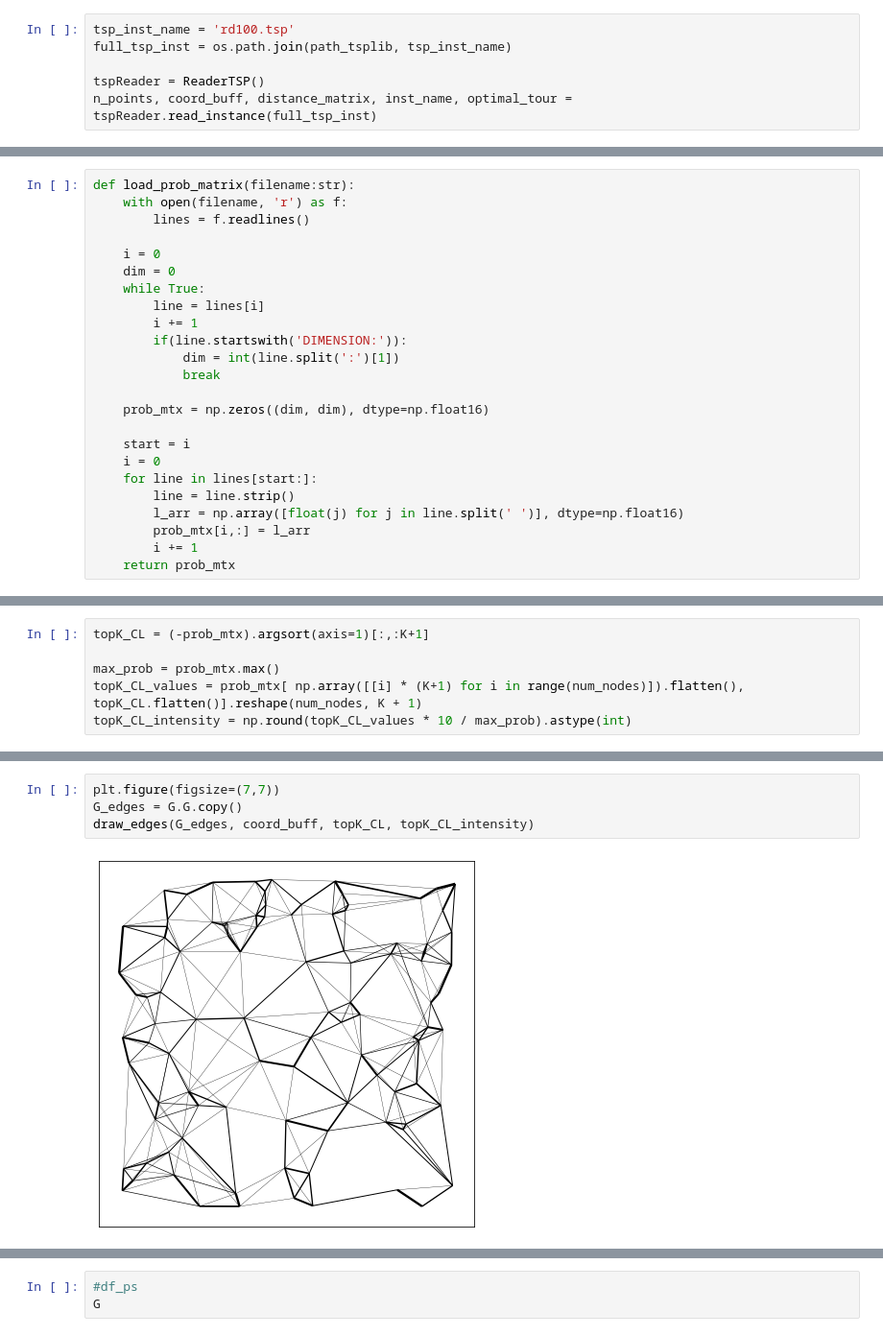
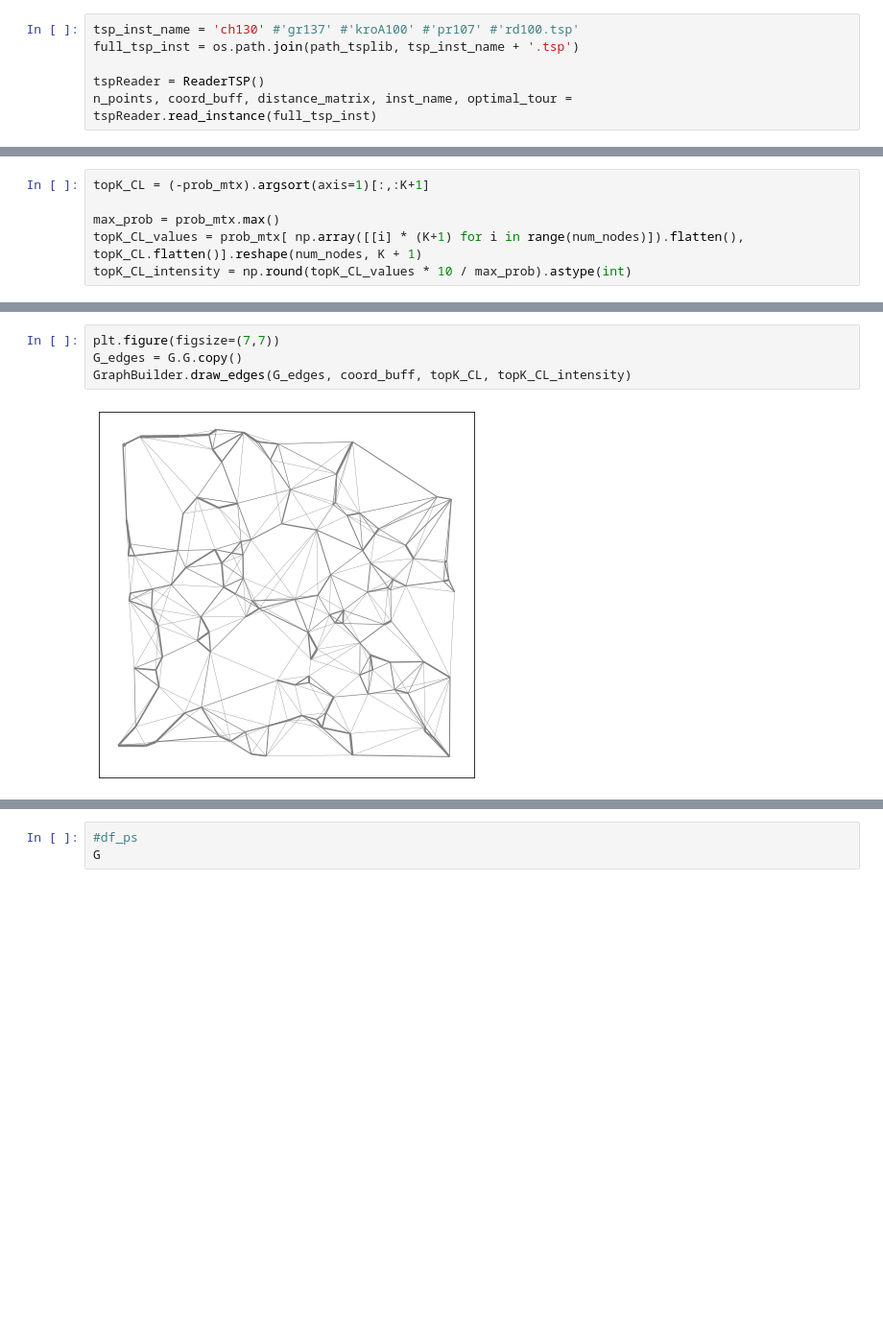
Before and after one commit to ViniciusBloise/Spider-scnu-TSP, a Jupyter notebook: Att-GraphConvNet/play_gnrlz.ipynb, the cells around one changed output, grey strips where cells are left out. Shown at 96% size. Cells and saved outputs as stored; diff of their text form; blank space fills up the shorter version.

Commit message:
organize tsplib util functions

```diff
--- a/Att-GraphConvNet/play_gnrlz.ipynb
+++ b/Att-GraphConvNet/play_gnrlz.ipynb
@@ -41,8 +37,8 @@ df_ps = pd.DataFrame.from_dict(problem_set)
 # %% [markdown]
 ### 1. Read a TSP instance
 # %%
-tsp_inst_name = 'rd100.tsp'
-full_tsp_inst = os.path.join(path_tsplib, tsp_inst_name)
+tsp_inst_name = 'ch130' #'gr137' #'kroA100' #'pr107' #'rd100.tsp'
+full_tsp_inst = os.path.join(path_tsplib, tsp_inst_name + '.tsp')
 
 tspReader = ReaderTSP()
 n_points, coord_buff, distance_matrix, inst_name, optimal_tour = tspReader.read_instance(full_tsp_inst)
@@ -350,26 +195,2 @@ for i in range(batch_size):
-# %%
-def load_prob_matrix(filename:str):
-    with open(filename, 'r') as f:
-        lines = f.readlines()
-
-    i = 0
-    dim = 0
-    while True:
-        line = lines[i]
-        i += 1
-        if(line.startswith('DIMENSION:')):
-            dim = int(line.split(':')[1])
-            break
-
-    prob_mtx = np.zeros((dim, dim), dtype=np.float16)
-
-    start = i
-    i = 0
-    for line in lines[start:]:
-        line = line.strip()
-        l_arr = np.array([float(j) for j in line.split(' ')], dtype=np.float16)
-        prob_mtx[i,:] = l_arr
-        i += 1
-    return prob_mtx
 # %%
 prob_mtx = load_prob_matrix(f'./results/heatmap/tsp_tsplib/heatmaptsp_{inst_name}_{i}.txt')
@@ -428,9 +205,9 @@ def draw_edges(g, pos, topk_matrix, heatmap):
 # %%
 plt.figure(figsize=(7,7))
 G_edges = G.G.copy()
-draw_edges(G_edges, coord_buff, topK_CL, topK_CL_intensity)
+GraphBuilder.draw_edges(G_edges, coord_buff, topK_CL, topK_CL_intensity)
 # %% [output]
-[figure, old version]
+[figure, new version]
 # %%
 plt.figure(figsize=(7,7))
 G_opt = G.G.copy()
```
Also changed, not shown: parts of 20 cells of this notebook, 3 other files.
